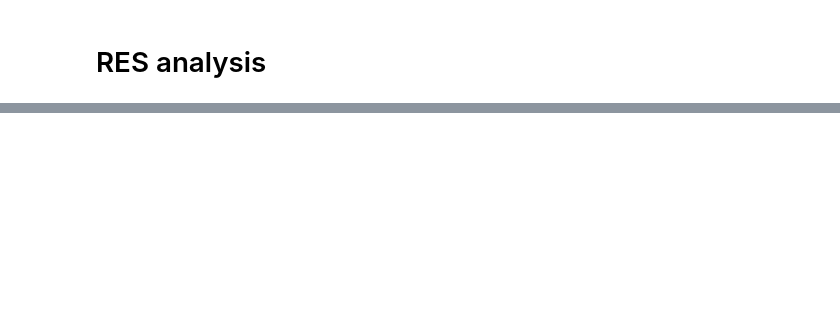
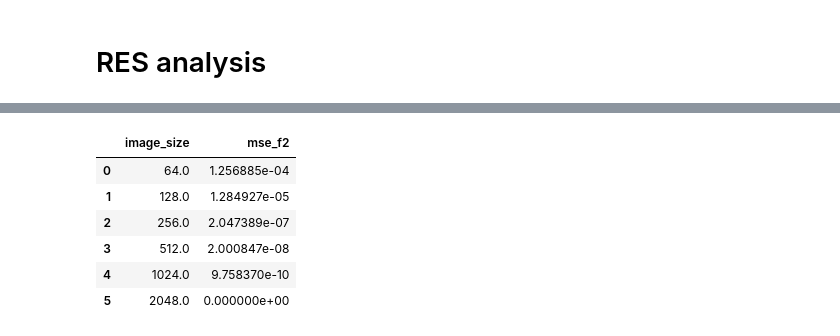
Before and after one commit to hamediut/True2Dto3Drecon, a Jupyter notebook: Notebooks/REV_example.ipynb, the cells around one changed output, grey strips where cells are left out. Drawn from its saved outputs; the diff is of its cells as text; code cells hidden in the pictures; blank space fills up the shorter version.

```diff
--- a/Notebooks/REV_example.ipynb
+++ b/Notebooks/REV_example.ipynb
@@ -105,0 +110,39 @@ plt.show()
+# %%
+def normalized_mse(image_size: List[int],
+                  dict_avg: Dict[str, np.ndarray],
+                    save_as_txt = False, output_path = None, file_base_name = None) -> pd.DataFrame:
+    """
+    This functions calculates normalized MSE between the F2 curve of largest image and those of smaller ones.
+    the normalization is important because the larger is the image  (thereby the longer vurves), the more error accumulate.
+     Therefore, we need to normalize MSE to the number of values (maximum r) to compare them.
+    """
+    df = pd.DataFrame()
+    for idx, size in enumerate(image_size):
+
+        largest_cuvre_overlap = dict_avg[f'{list(dict_avg.keys())[-1]}'][0:dict_avg[f'sub_{size}'].index.size] # values for largest image but sliced until the size of smaller images
+        mse = mean_squared_error(largest_cuvre_overlap['f2']['mean'],
+                                dict_avg[f'sub_{size}']['f2']['mean'])
+
+        mse_norm = mse/ dict_avg[f'sub_{size}'].size
+
+        df.loc[idx, 'image_size'] = size
+        df.loc[idx, 'mse_f2'] = mse_norm
+
+
+    if save_as_txt:
+        df.to_csv(output_path + file_base_name + '.txt', index = False)
+    return df
+# %%
+keys = [key for key, value in f2_dict.items()]
+image_sizes = [int(name.split('_')[1]) for name in keys]
+
+df_mse_f2 = normalized_mse(image_sizes, f2_dict)
+df_mse_f2
+# %% [output]
+|  | image_size | mse_f2 |
+| 0 | 64.0 | 1.256885e-04 |
+| 1 | 128.0 | 1.284927e-05 |
+| 2 | 256.0 | 2.047389e-07 |
+| 3 | 512.0 | 2.000847e-08 |
+| 4 | 1024.0 | 9.758370e-10 |
+| 5 | 2048.0 | 0.000000e+00 |
```
Also changed, not shown: parts of 10 cells of this notebook.
